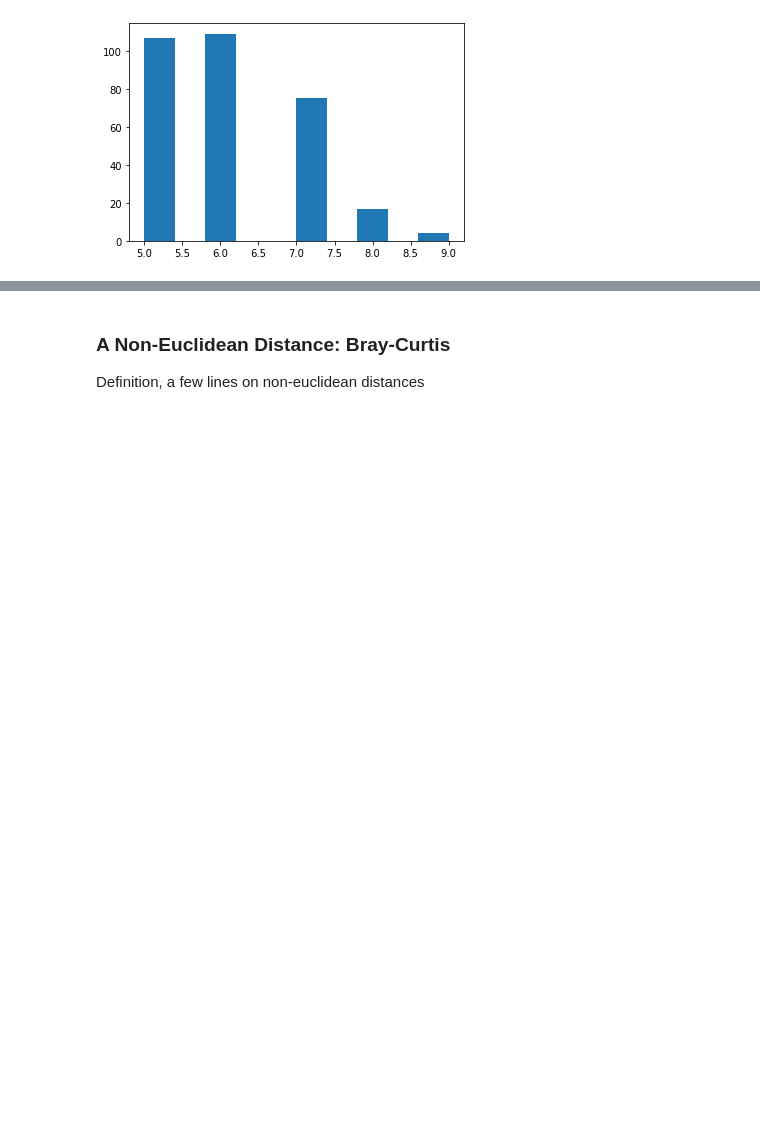
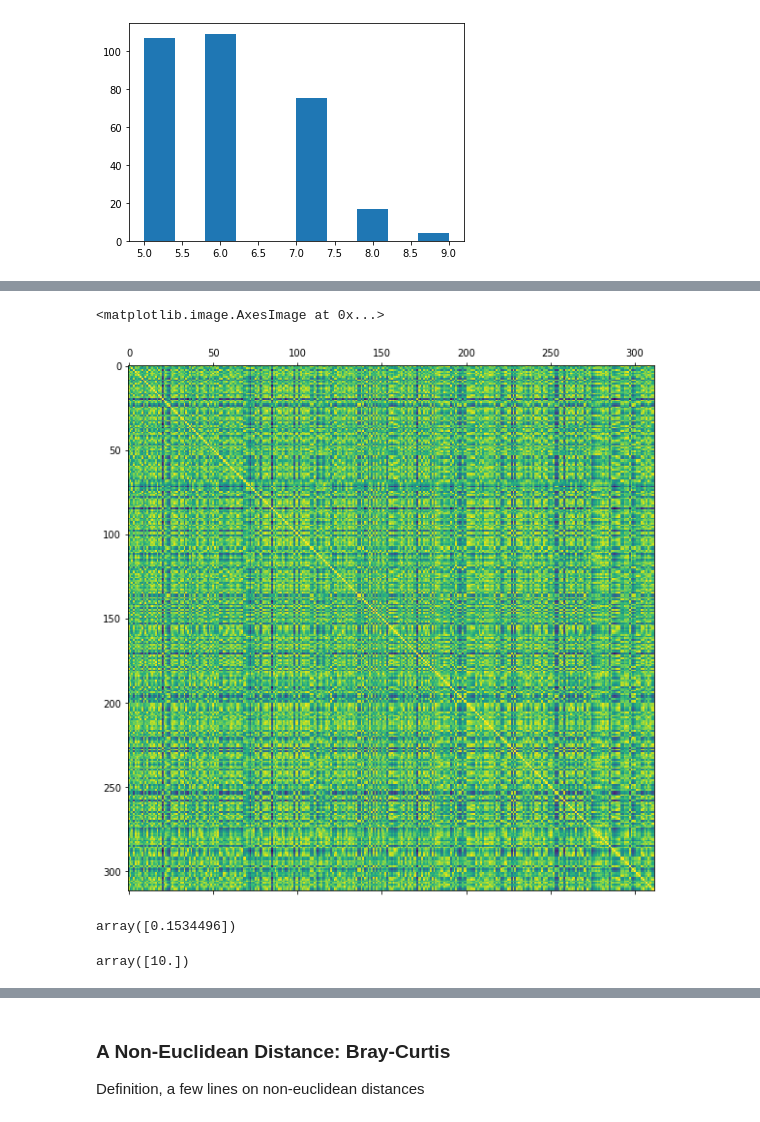
Before and after one commit to MachineLearningJournalClub/HowToTackleAMLCompetition, a Jupyter notebook: HowToTackleAMLCompetition/Lecture7|AdvancedFeatures.ipynb, the cells around one changed output, grey strips where cells are left out. Cells and saved outputs as stored; diff of their text form; code cells hidden in the pictures; blank space fills up the shorter version.

```diff
--- a/HowToTackleAMLCompetition/Lecture7|AdvancedFeatures.ipynb
+++ b/HowToTackleAMLCompetition/Lecture7|AdvancedFeatures.ipynb
@@ -158,0 +208,15 @@ plt.hist(w_knn5_symmetric.sparse.sum(axis = 1))
+# %%
+triangular_10 = lp.Kernel.from_dataframe(torino_prov, bandwidth = 10)
+figure, axis = plt.subplots(1,1, figsize = (12, 10))
+axis.matshow(triangular_10.sparse.toarray())
+# %% [output]
+<matplotlib.image.AxesImage at 0x...>
+[figure, added]
+# %%
+triangular.bandwidth[0]
+# %% [output]
+array([0.1534496])
+# %%
+triangular_10.bandwidth[0]
+# %% [output]
+array([10.])
```
Also changed, not shown: parts of 22 cells of this notebook.
